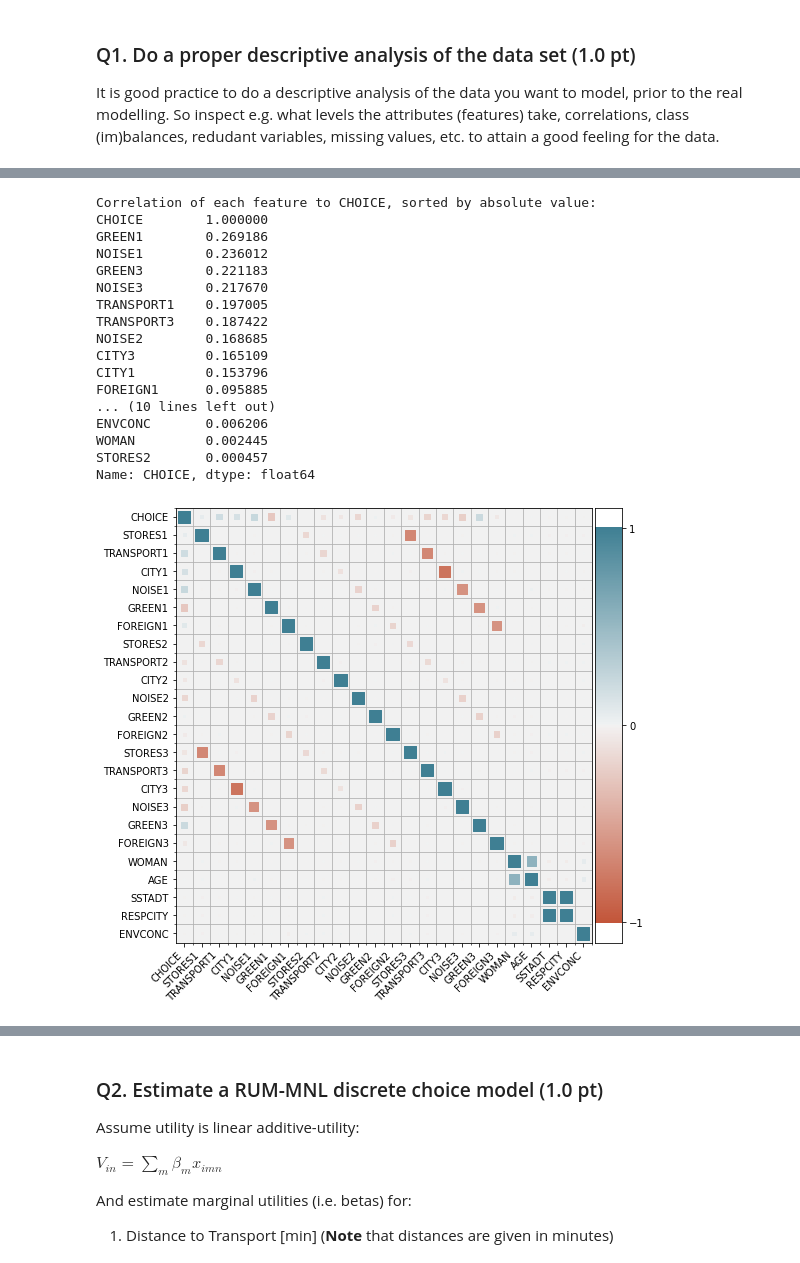
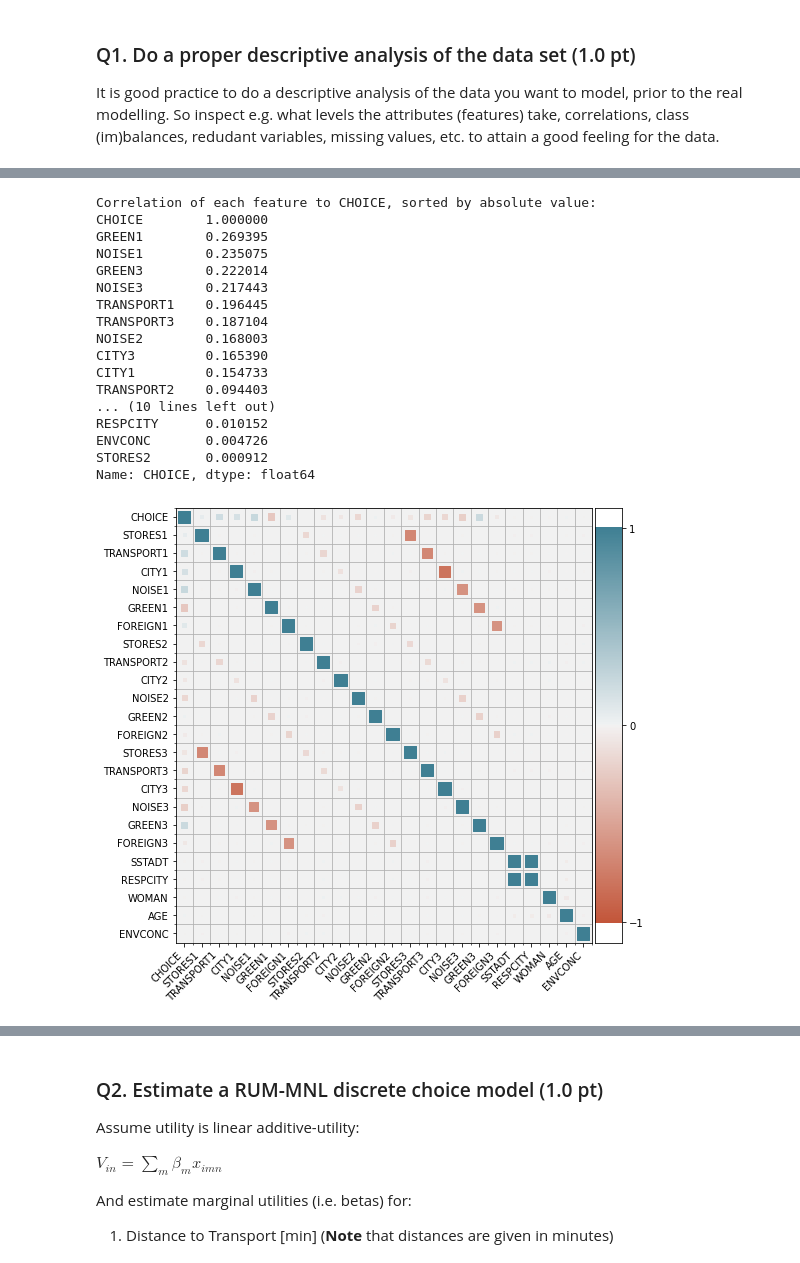
Before and after one commit to tamarvooijs/Applied-Machine-Learning, a Jupyter notebook: Week6/assignment-main/Assignment_Group16.ipynb, the cells around one changed output, grey strips where cells are left out. Drawn from its saved outputs; the diff is of its cells as text; code cells hidden in the pictures.

```diff
--- a/Week6/assignment-main/Assignment_Group16.ipynb
+++ b/Week6/assignment-main/Assignment_Group16.ipynb
@@ -94,8 +94,8 @@ Using tensorflow  2.6.0
 # %%
 # Load the data into a dataframe
 root = ''
-df = pd.read_csv(f'{root}datasets/neighbourhood_choice2018.dat', sep='\t')
-df.head()
+df_raw = pd.read_csv(f'{root}datasets/neighbourhood_choice2018.dat', sep='\t')
+df_raw.head()
 # %% [output]
 |  | ID | ID2 | STORES1 | TRANSPORT1 | CITY1 | NOISE1 | GREEN1 | FOREIGN1 | STORES2 | TRANSPORT2 | ... |
 | 0 | 2 | 5 | 10 | 5 | 1 | 2 | 2 | 0.4 | 15 | 10 | ... |
@@ -118,30 +118,36 @@ print(f'The choice features are: {features_choices}')
 print(f'Other available features are: {features_other}')
 print(f"The evaluation metric is ['CHOICE']")
 
-
 # Check for Nan values in dataset
-print(f'\nTotal number of Nan values: {df.isna().sum().sum()}')
+print(f'\nTotal number of Nan values: {df_raw.isna().sum().sum()}')
 # Check for empty (None) values in dataset
-print(f'Total number of empty (None) values: {int(df[df==None].sum().sum())}')
+print(f'Total number of empty (None) values: {int(df_raw[df_raw==None].sum().sum())}')
 # Check for complete responses
-print(f'Total number of incomplete responses: {df.COMPLETE[df.COMPLETE==0].sum()}')
+print(f'Total number of incomplete responses: {df_raw.COMPLETE[df_raw.COMPLETE==0].sum()}')
 
 # Check the various levels that each feature can take
 print('\nCheck the levels that each feature can take:')
 print('Choice features:')
 for feature in features_choices:
     feature_choice = [feature+str(choice) for choice in range(1, 4)]
-    levels = np.unique(df[feature_choice].to_numpy().flatten())
+    levels = np.unique(df_raw[feature_choice].to_numpy().flatten())
     print(f"\t{feature} can take: {levels}")
 print('Other features')
 for feature in features_other:
-    levels = np.unique(df[feature].to_numpy().flatten())
+    levels = np.unique(df_raw[feature].to_numpy().flatten())
     print(f"\t{feature} can take: {levels}")
 
 # Check for faulty values
-print(f'\nTotal number of 99999 values in AGE: {df.AGE[df.AGE==99999].size}')
-print(f'nTotal number of 99999 values in WOMAN: {df.WOMAN[df.WOMAN==99999].size}')
-print(f'nTotal number of 9.99990000e+04 values in ENVCONC: {df.ENVCONC[df.ENVCONC==9.99990000e+04].size}')
+print(f'\nTotal number of 99999 values in AGE: {df_raw.AGE[df_raw.AGE==99999].size}')
+print(f'Total number of 99999 values in WOMAN: {df_raw.WOMAN[df_raw.WOMAN==99999].size}')
+print(f'Total number of 9.99990000e+04 values in ENVCONC: {df_raw.ENVCONC[df_raw.ENVCONC==9.99990000e+04].size}')
+# Remove faulty values
+df = df_raw[(df_raw.WOMAN != 99999) & (df_raw.AGE != 99999) & (df_raw.ENVCONC != 99990000e+04)]
+print(f'\nRows containing faulty values are removed in "df"')
+
+# Remove irrelevant features
+df = df.drop(['ID', 'ID2', 'COMPLETE'], axis=1)
+df.head()
 # %% [output]
 The choice features are: ['STORES', 'TRANSPORT', 'CITY', 'NOISE', 'GREEN', 'FOREIGN']
 Other available features are: ['WOMAN', 'AGE', 'SSTADT', 'RESPCITY', 'ENVCONC']
@@ -184,32 +197,33 @@ Total number of choices: 9720
 # %%
-all_features = [features_choices[i]+str(j) for j in range(1, 4) for i in range(len(features_choices))]
+# Obtain correlations
+all_features = list(df.columns[df.columns!='CHOICE'])
 
-corr = df[['CHOICE'] + all_features + features_other].corr()
-
+# get choice as first input
+corr = df[['CHOICE'] + all_features].corr()
 corr_choice = corr['CHOICE']
 abs_corr_sorted = corr_choice.abs().sort_values(ascending=False)     # sorted by largest correlation to income
 
 print('Correlation of each feature to CHOICE, sorted by absolute value:')
 print(abs_corr_sorted)
 
 plt.figure(figsize=(8, 8))
 corrplot(corr, size_scale=150)
 # %% [output]
 Correlation of each feature to CHOICE, sorted by absolute value:
 CHOICE        1.000000
-GREEN1        0.269186
-NOISE1        0.236012
-GREEN3        0.221183
-NOISE3        0.217670
-TRANSPORT1    0.197005
-TRANSPORT3    0.187422
-NOISE2        0.168685
-CITY3         0.165109
-CITY1         0.153796
-FOREIGN1      0.095885
+GREEN1        0.269395
+NOISE1        0.235075
+GREEN3        0.222014
+NOISE3        0.217443
+TRANSPORT1    0.196445
+TRANSPORT3    0.187104
+NOISE2        0.168003
+CITY3         0.165390
+CITY1         0.154733
+TRANSPORT2    0.094403
 ... (10 lines left out)
-ENVCONC       0.006206
-WOMAN         0.002445
-STORES2       0.000457
+RESPCITY      0.010152
+ENVCONC       0.004726
+STORES2       0.000912
 Name: CHOICE, dtype: float64
-[figure, old version]
+[figure, new version]
```
Also changed, not shown: parts of 35 cells of this notebook.
